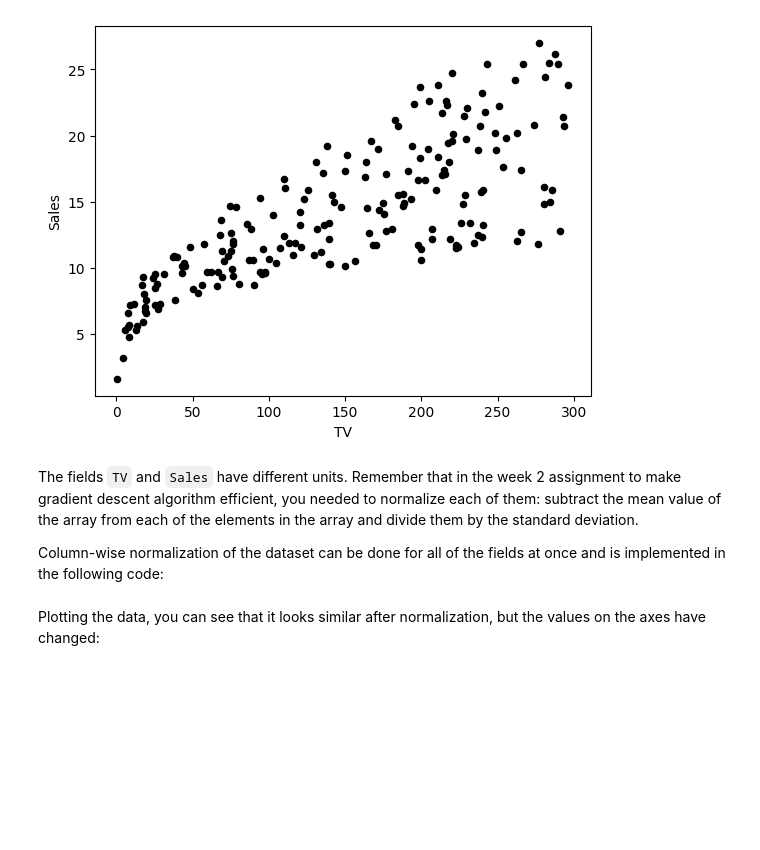
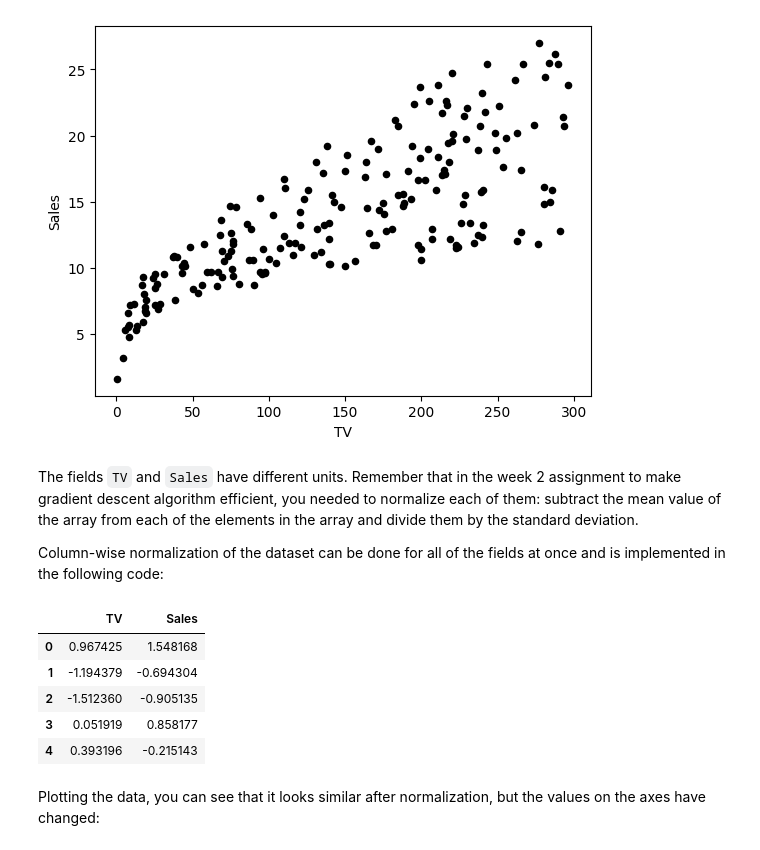
Before and after one commit to kevinmiguel97/Mathematics-for-ML-and-Data-Science, a Jupyter notebook: Calculus/w3/Labs/C2_W3_Lab_1_Regression_with_Perceptron.ipynb, the cells around one changed output. Cells and saved outputs as stored; diff of their text form; code cells hidden in the pictures; blank space fills up the shorter version.

```diff
--- a/Calculus/w3/Labs/C2_W3_Lab_1_Regression_with_Perceptron.ipynb
+++ b/Calculus/w3/Labs/C2_W3_Lab_1_Regression_with_Perceptron.ipynb
@@ -146,7 +146,15 @@ The fields `TV` and `Sales` have different units. Remember that in the week 2 as
 
 Column-wise normalization of the dataset can be done for all of the fields at once and is implemented in the following code:
 # %%
-adv_norm = (adv - np.mean(adv))/np.std(adv)
+adv_norm = (adv - adv.mean())/adv.std()
+adv_norm.head()
+# %% [output]
+|  | TV | Sales |
+| 0 | 0.967425 | 1.548168 |
+| 1 | -1.194379 | -0.694304 |
+| 2 | -1.512360 | -0.905135 |
+| 3 | 0.051919 | 0.858177 |
+| 4 | 0.393196 | -0.215143 |
 # %% [markdown]
 Plotting the data, you can see that it looks similar after normalization, but the values on the axes have changed:
 # %%
```
Also changed, not shown: parts of 11 cells of this notebook.
